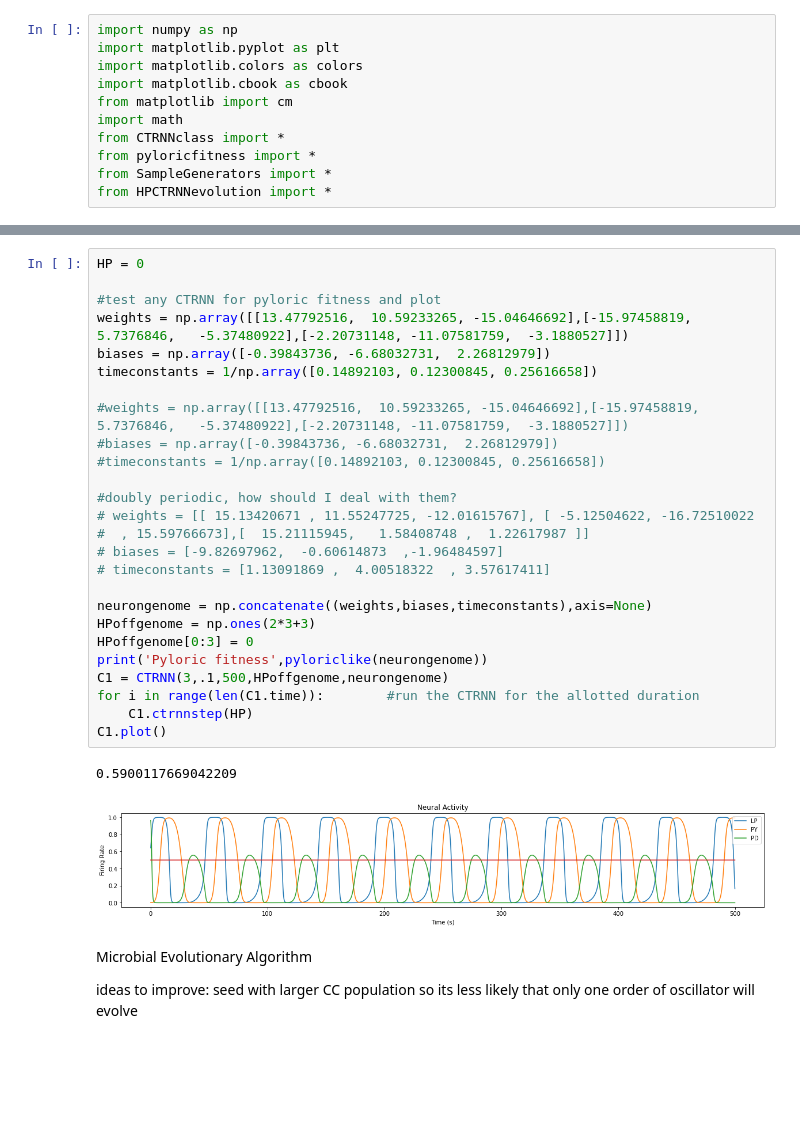
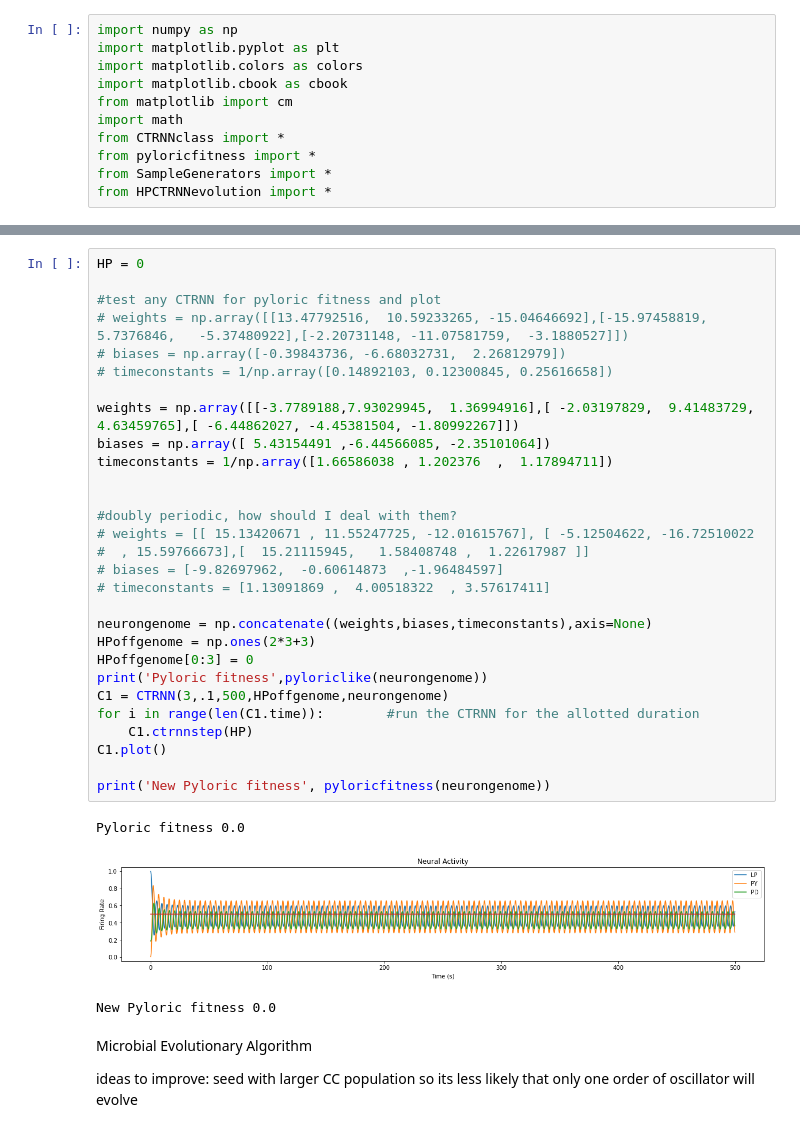
Before and after one commit to ljstolting/PyloricCTRNNHomeostasis, a Jupyter notebook: Evolve Pyloric-like CTRNNs.ipynb, the cells around one changed output, grey strips where cells are left out. Drawn from its saved outputs; the diff is of its cells as text; blank space fills up the shorter version.

```diff
--- a/Evolve Pyloric-like CTRNNs.ipynb
+++ b/Evolve Pyloric-like CTRNNs.ipynb
@@ -61,32 +62,36 @@ n= 0
 # %%
 HP = 0
 
 #test any CTRNN for pyloric fitness and plot
-weights = np.array([[13.47792516,  10.59233265, -15.04646692],[-15.97458819,   5.7376846,   -5.37480922],[-2.20731148, -11.07581759,  -3.1880527]])
-biases = np.array([-0.39843736, -6.68032731,  2.26812979])
-timeconstants = 1/np.array([0.14892103, 0.12300845, 0.25616658])
+# weights = np.array([[13.47792516,  10.59233265, -15.04646692],[-15.97458819,   5.7376846,   -5.37480922],[-2.20731148, -11.07581759,  -3.1880527]])
+# biases = np.array([-0.39843736, -6.68032731,  2.26812979])
+# timeconstants = 1/np.array([0.14892103, 0.12300845, 0.25616658])
 
-#weights = np.array([[13.47792516,  10.59233265, -15.04646692],[-15.97458819,   5.7376846,   -5.37480922],[-2.20731148, -11.07581759,  -3.1880527]])
-#biases = np.array([-0.39843736, -6.68032731,  2.26812979])
-#timeconstants = 1/np.array([0.14892103, 0.12300845, 0.25616658])
+weights = np.array([[-3.7789188,7.93029945,  1.36994916],[ -2.03197829,  9.41483729,  4.63459765],[ -6.44862027, -4.45381504, -1.80992267]])
+biases = np.array([ 5.43154491 ,-6.44566085, -2.35101064])
+timeconstants = 1/np.array([1.66586038 , 1.202376  ,  1.17894711])
+
 
 #doubly periodic, how should I deal with them?
 # weights = [[ 15.13420671 , 11.55247725, -12.01615767], [ -5.12504622, -16.72510022
 #  , 15.59766673],[  15.21115945,   1.58408748 ,  1.22617987 ]]
 # biases = [-9.82697962,  -0.60614873  ,-1.96484597]
 # timeconstants = [1.13091869 ,  4.00518322  , 3.57617411]
 
 neurongenome = np.concatenate((weights,biases,timeconstants),axis=None)
 HPoffgenome = np.ones(2*3+3)
 HPoffgenome[0:3] = 0
 print('Pyloric fitness',pyloriclike(neurongenome))
 C1 = CTRNN(3,.1,500,HPoffgenome,neurongenome)
 for i in range(len(C1.time)):        #run the CTRNN for the allotted duration
     C1.ctrnnstep(HP)
 C1.plot()
+
+print('New Pyloric fitness', pyloricfitness(neurongenome))
 # %% [output]
-0.5900117669042209
+Pyloric fitness 0.0
-[figure, old version]
+[figure, new version]
+New Pyloric fitness 0.0
 # %% [markdown]
 Microbial Evolutionary Algorithm
 
```
Also changed, not shown: parts of 7 cells of this notebook, 3 other files.
